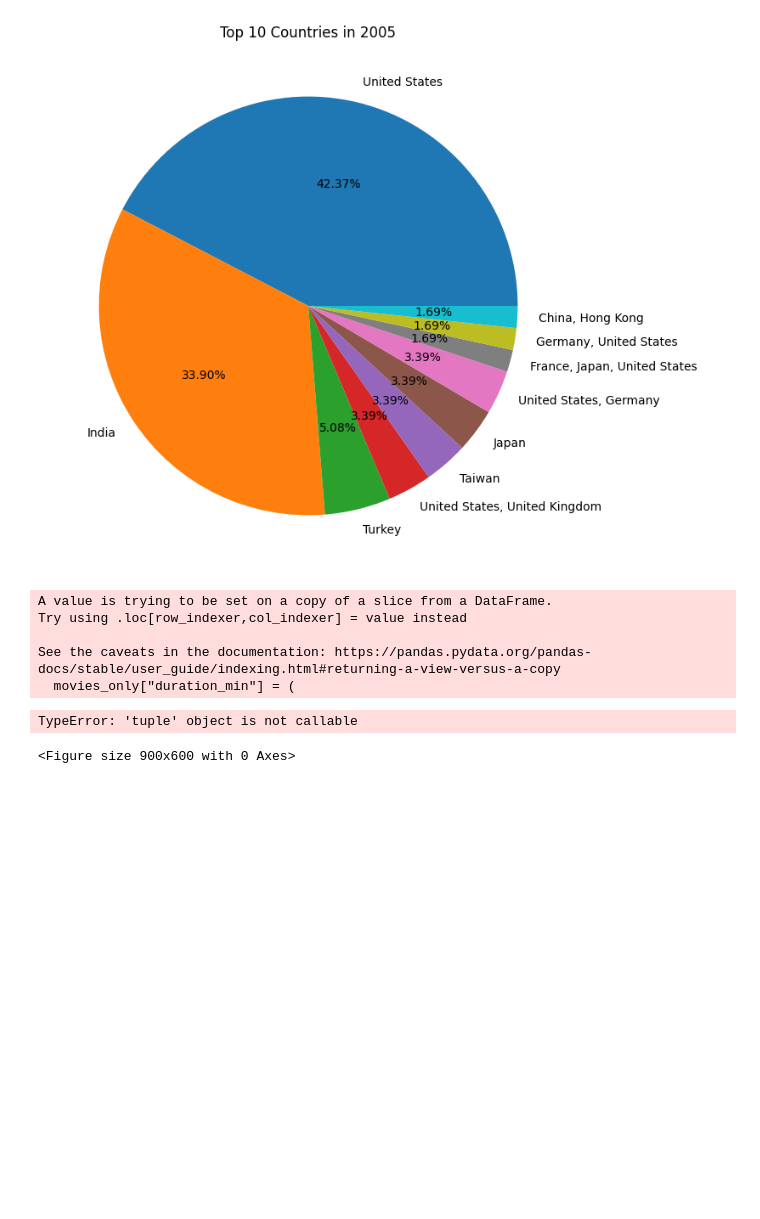
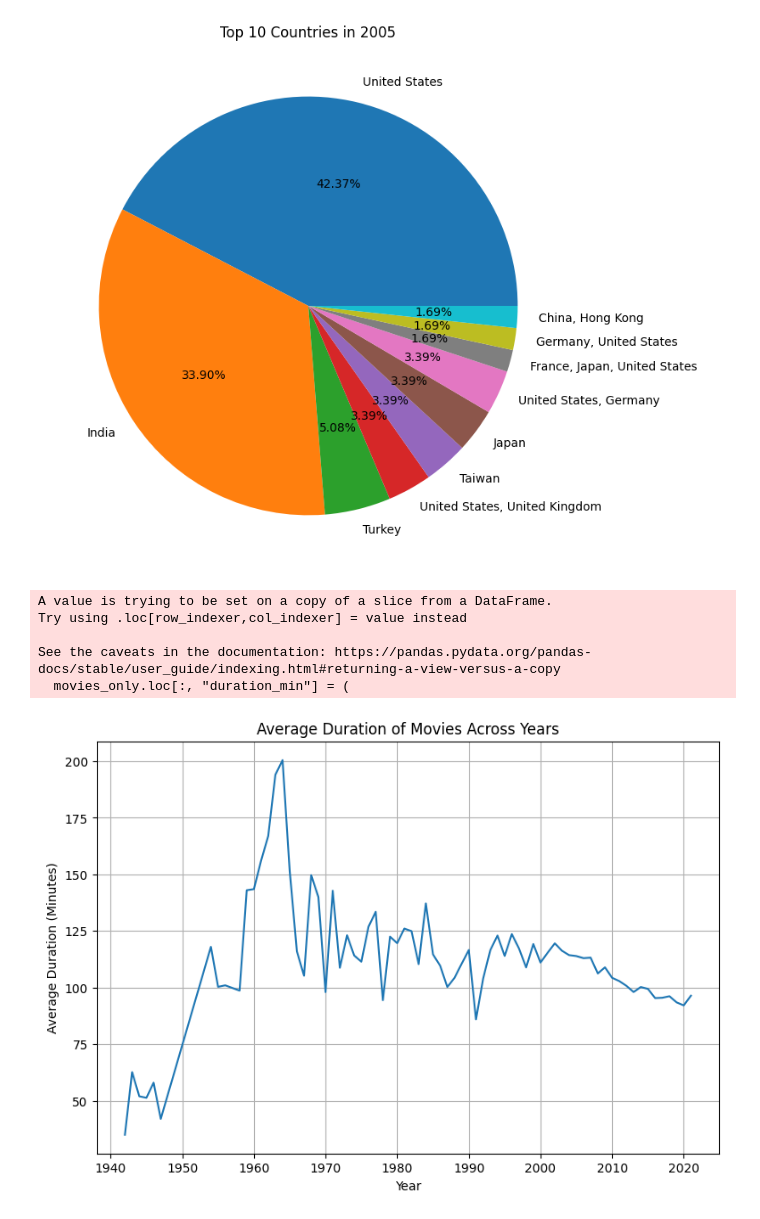
Before and after one commit to canacorals-debug/eae_ipld_project, a Jupyter notebook: development/02_netflix_data_analysis.ipynb, the cells around one changed output. Cells and saved outputs as stored; diff of their text form; code cells hidden in the pictures; blank space fills up the shorter version.

Commit message:
2.7 updated graph

```diff
--- a/development/02_netflix_data_analysis.ipynb
+++ b/development/02_netflix_data_analysis.ipynb
@@ -155,38 +155,37 @@ Name: count, dtype: int64
 # Then use groupby year and in order to average on that movies minutes column)
 movies_only = movies_df[movies_df["type"] == "Movie"]
 
-movies_only["duration_min"] = (
-    movies_only["duration"].apply(lambda x: int(x.split(" ")[0]))
+movies_only.loc[:, "duration_min"] = (
+    movies_only["duration"].apply(lambda x: int(x.replace(" min", "")))
 )
 
 movies_avg_duration_per_year = (
     movies_only
     .groupby("release_year")["duration_min"]
     .mean()
 )
 
 
   # TODO: movies_avg_duration_per_year has to be a Pandas Series with the average duration of movies per year
 
 
 fig = plt.figure(figsize=(9, 6))
 
 plt.plot(movies_avg_duration_per_year.index,
 movies_avg_duration_per_year.values)
 
 
 # TODO: generate the line plot using plt.plot() and the information from movies_avg_duration_per_year (the vertical axis with the minutes value) and its index (the horizontal axis with the years)
 
 plt.xlabel("Year")
 plt.ylabel("Average Duration (Minutes)")
 plt.title("Average Duration of Movies Across Years")
 plt.grid(True)
 plt.show()
 # %% [output]
 A value is trying to be set on a copy of a slice from a DataFrame.
 Try using .loc[row_indexer,col_indexer] = value instead
 
 See the caveats in the documentation: https://pandas.pydata.org/pandas-docs/stable/user_guide/indexing.html#returning-a-view-versus-a-copy
-  movies_only["duration_min"] = (
+  movies_only.loc[:, "duration_min"] = (
-TypeError: 'tuple' object is not callable
-<Figure size 900x600 with 0 Axes>
+[figure, added]
```
